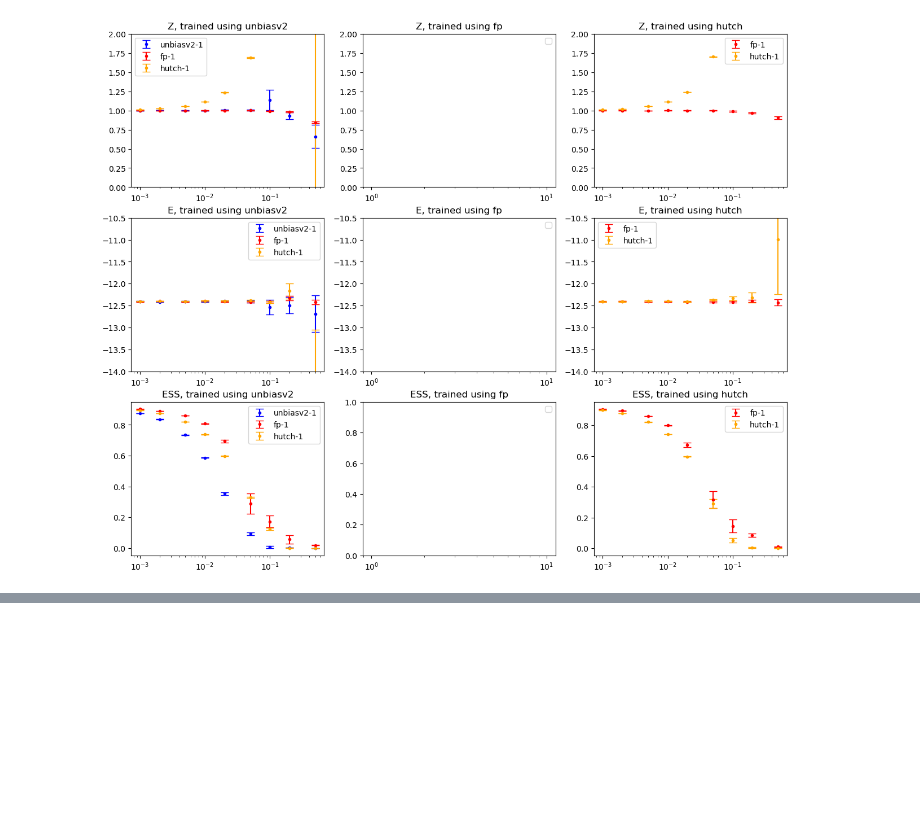
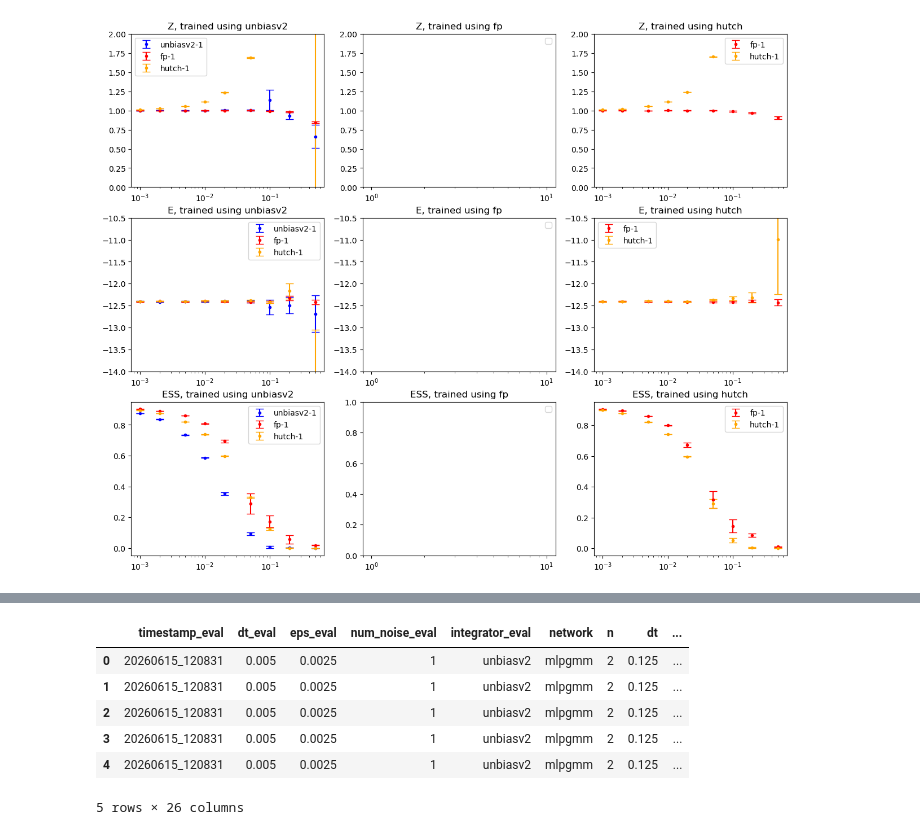
Before and after one commit to Satriawidy/unbiased_cnf, a Jupyter notebook: notebooks/analysis.ipynb, the cells around one changed output, grey strips where cells are left out. Drawn from its saved outputs; the diff is of its cells as text; code cells hidden in the pictures; blank space fills up the shorter version.

```diff
--- a/notebooks/analysis.ipynb
+++ b/notebooks/analysis.ipynb
@@ -263,0 +304,10 @@ plt.show()
+# %%
+df.head()
+# %% [output]
+|  | timestamp_eval | dt_eval | eps_eval | num_noise_eval | integrator_eval | network | n | dt | ... |
+| 0 | 20260615_120831 | 0.005 | 0.0025 | 1 | unbiasv2 | mlpgmm | 2 | 0.125 | ... |
+| 1 | 20260615_120831 | 0.005 | 0.0025 | 1 | unbiasv2 | mlpgmm | 2 | 0.125 | ... |
+| 2 | 20260615_120831 | 0.005 | 0.0025 | 1 | unbiasv2 | mlpgmm | 2 | 0.125 | ... |
+| 3 | 20260615_120831 | 0.005 | 0.0025 | 1 | unbiasv2 | mlpgmm | 2 | 0.125 | ... |
+| 4 | 20260615_120831 | 0.005 | 0.0025 | 1 | unbiasv2 | mlpgmm | 2 | 0.125 | ... |
+5 rows × 26 columns
```
Also changed, not shown: parts of 4 cells of this notebook.
